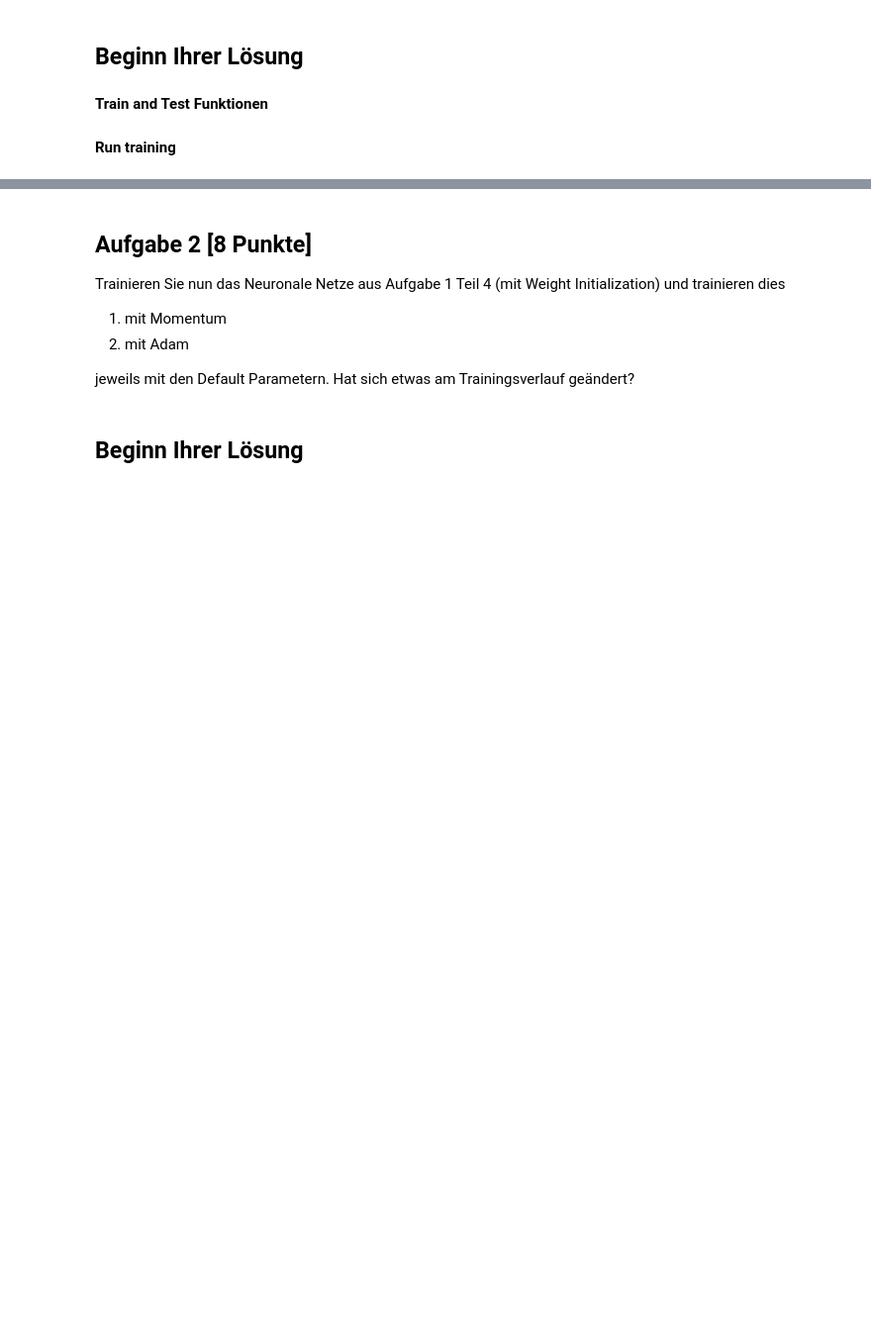
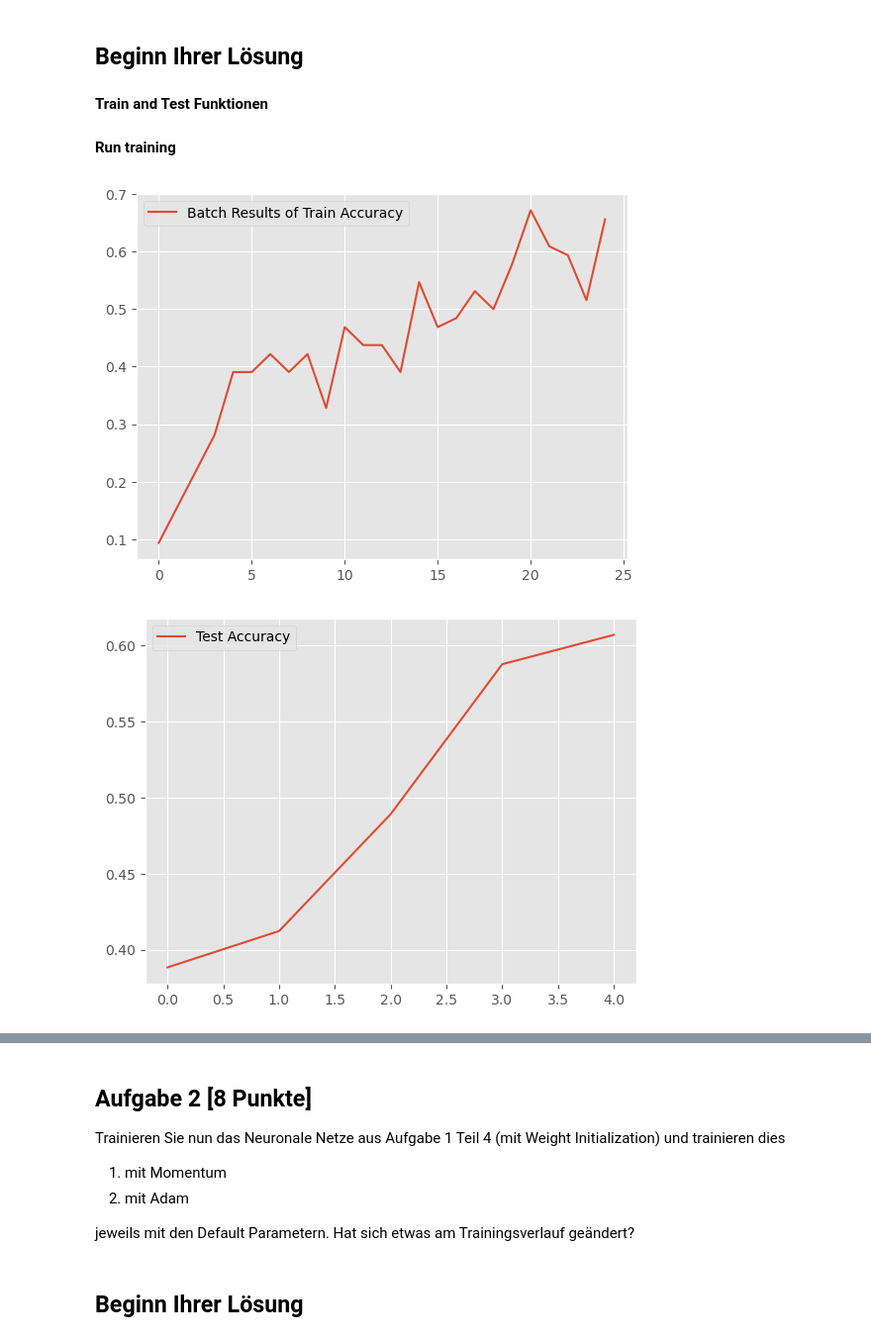
Before and after one commit to qq-ki/ML_Praktikum, a Jupyter notebook: Semester_4/Aufgabenblatt 3/Blatt 3 - ML2 - Weight Initialization.ipynb, the cells around one changed output, grey strips where cells are left out. Shown at 99% size. Cells and saved outputs as stored; diff of their text form; code cells hidden in the pictures; blank space fills up the shorter version.

```diff
--- a/Semester_4/Aufgabenblatt 3/Blatt 3 - ML2 - Weight Initialization.ipynb
+++ b/Semester_4/Aufgabenblatt 3/Blatt 3 - ML2 - Weight Initialization.ipynb
@@ -153,13 +157,3 @@ class Net(nn.Module):
 ## Beginn Ihrer Lösung
 # %% [markdown]
 **Train and Test Funktionen**
-# %%
-# Training function for each epoch
-
-def train(epoch, network):
-  ...
-# %%
-# Test function that applies the test set to the trained net
-
-def test(network):
-  ...
@@ -166,5 +205,30 @@ def test(network):
 # %% [markdown]
 **Run training**
-# %%
-def run_nn(network):
-    ...
+# %%
+def run_nn(network, train_loader, test_loader, n_epochs):
+    batch_acc_results = []
+    test_acc = []
+    test_loss = []
+
+    for epoch in range(n_epochs):
+        batch_acc_results.extend(train(network, log_interval, train_loader))
+        a,b = test(network, test_loader)
+        test_loss.append(a)
+        test_acc.extend(b)
+    plt.plot(batch_acc_results, label="Batch Results of Train Accuracy")
+    plt.legend()
+    plt.show()
+    plt.plot(test_acc, label="Test Accuracy")
+    plt.legend()
+    plt.show()
+    plt.plot(test_loss, label="Test Loss")
+    plt.legend()
+    plt.show()
+
+
+model = Net(input_size)
+
+run_nn(model, train_loader,test_loader,5)
+# %% [output]
+[figure, added]
+[figure, added]
```
Also changed, not shown: parts of 7 cells of this notebook, 8 other files.
